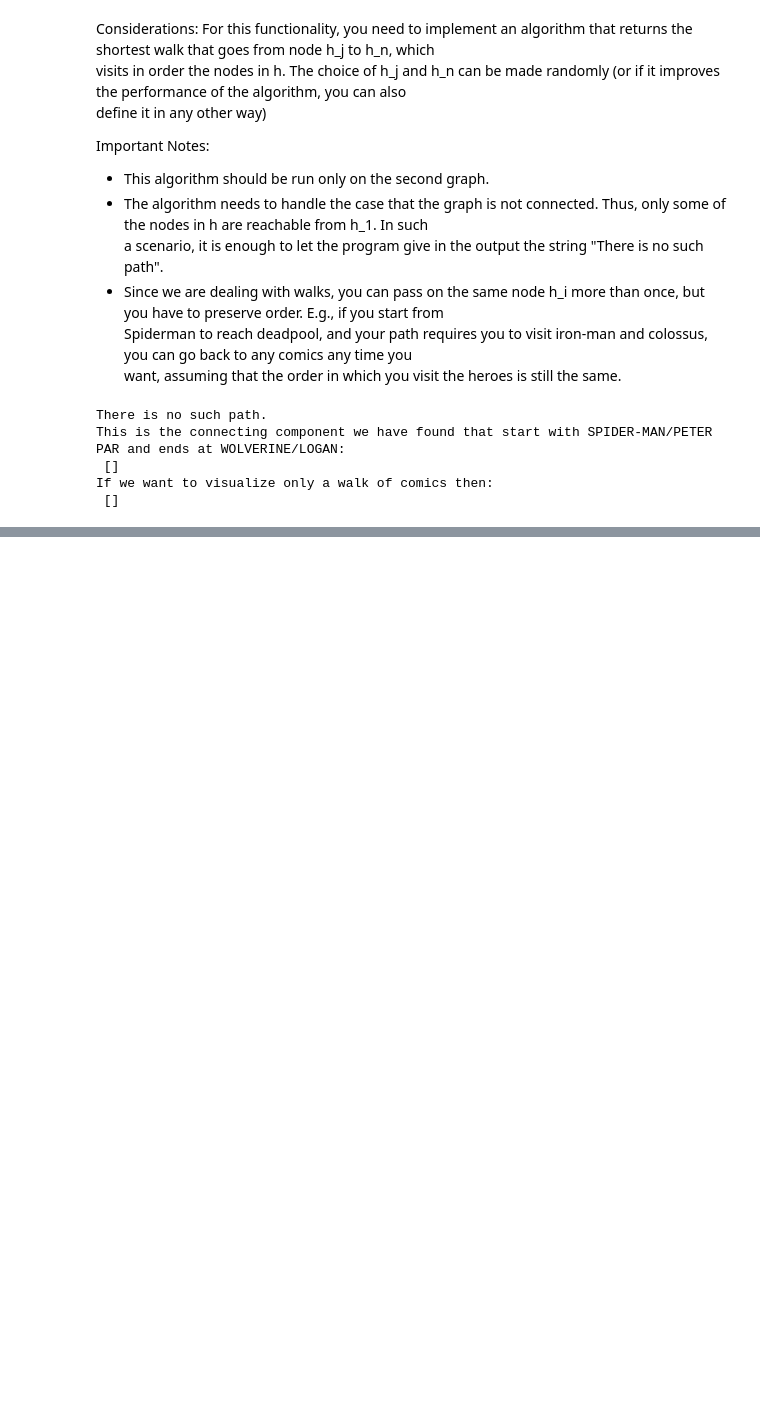
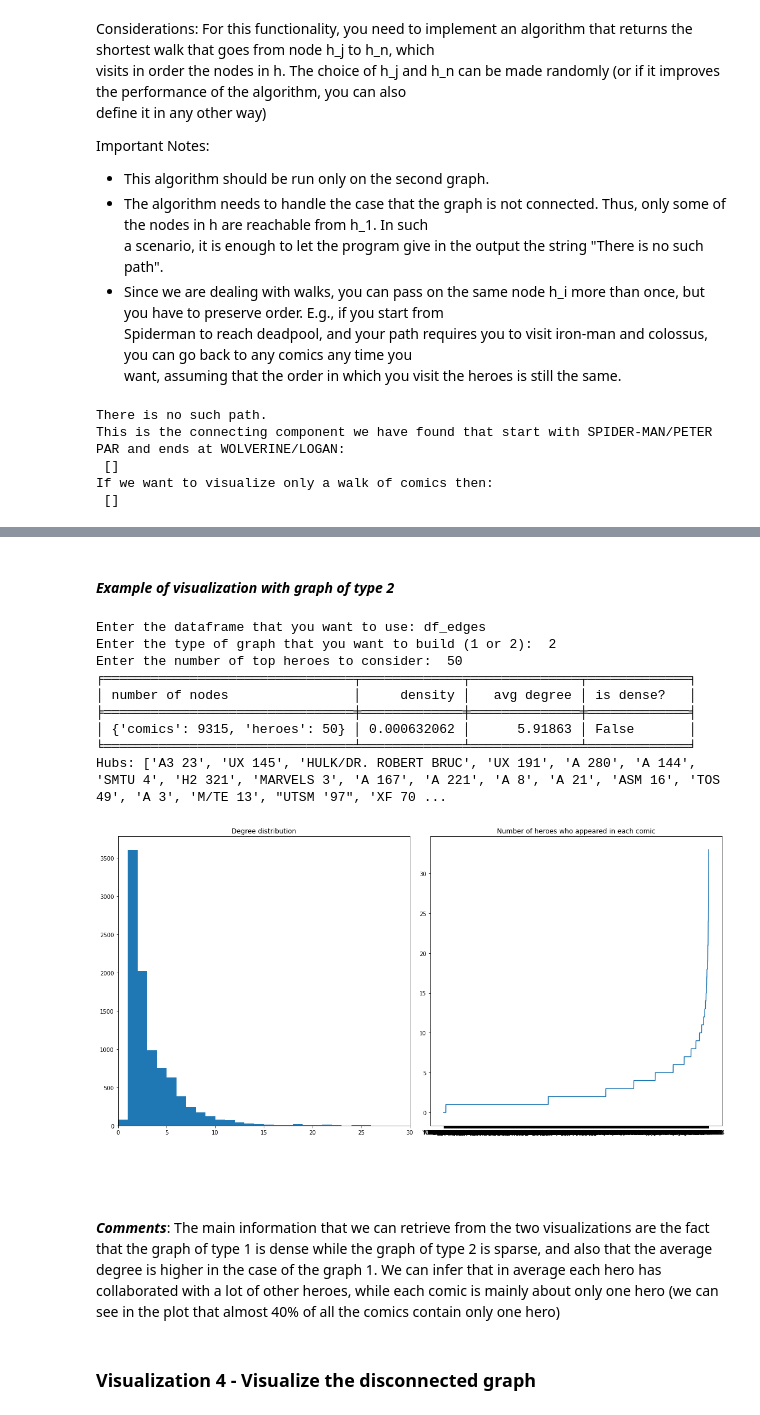
Before and after one commit to sosamandara/ADM-HW5_group3, a Jupyter notebook: main.ipynb, the cells around one changed output, grey strips where cells are left out. Cells and saved outputs as stored; diff of their text form; code cells hidden in the pictures; blank space fills up the shorter version.

```diff
--- a/main.ipynb
+++ b/main.ipynb
@@ -181,0 +577,22 @@ If we want to visualize only a walk of comics then:
+# %% [markdown]
+#### *Example of visualization with graph of type 2*
+# %%
+visualize_features()
+# %% [output]
+Enter the dataframe that you want to use: df_edges
+Enter the type of graph that you want to build (1 or 2):  2
+Enter the number of top heroes to consider:  50
+╒════════════════════════════════╤═════════════╤══════════════╤═════════════╕
+│ number of nodes                │     density │   avg degree │ is dense?   │
+╞════════════════════════════════╪═════════════╪══════════════╪═════════════╡
+│ {'comics': 9315, 'heroes': 50} │ 0.000632062 │      5.91863 │ False       │
+╘════════════════════════════════╧═════════════╧══════════════╧═════════════╛
+Hubs: ['A3 23', 'UX 145', 'HULK/DR. ROBERT BRUC', 'UX 191', 'A 280', 'A 144', 'SMTU 4', 'H2 321', 'MARVELS 3', 'A 167', 'A 221', 'A 8', 'A 21', 'ASM 16', 'TOS 49', 'A 3', 'M/TE 13', "UTSM '97", 'XF 70 ...
+[figure, added]
+# %% [markdown]
+<br>
+<br>
+# %% [markdown]
+***Comments***: The main information that we can retrieve from the two visualizations are the fact that the graph of type 1 is dense while the graph of type 2 is sparse, and also that the average degree is higher in the case of the graph 1. We can infer that in average each hero has collaborated with a lot of other heroes, while each comic is mainly about only one hero (we can see in the plot that almost 40% of all the comics contain only one hero)
+# %% [markdown]
+### Visualization 4 - Visualize the disconnected graph
```
Also changed, not shown: parts of 60 cells of this notebook.
